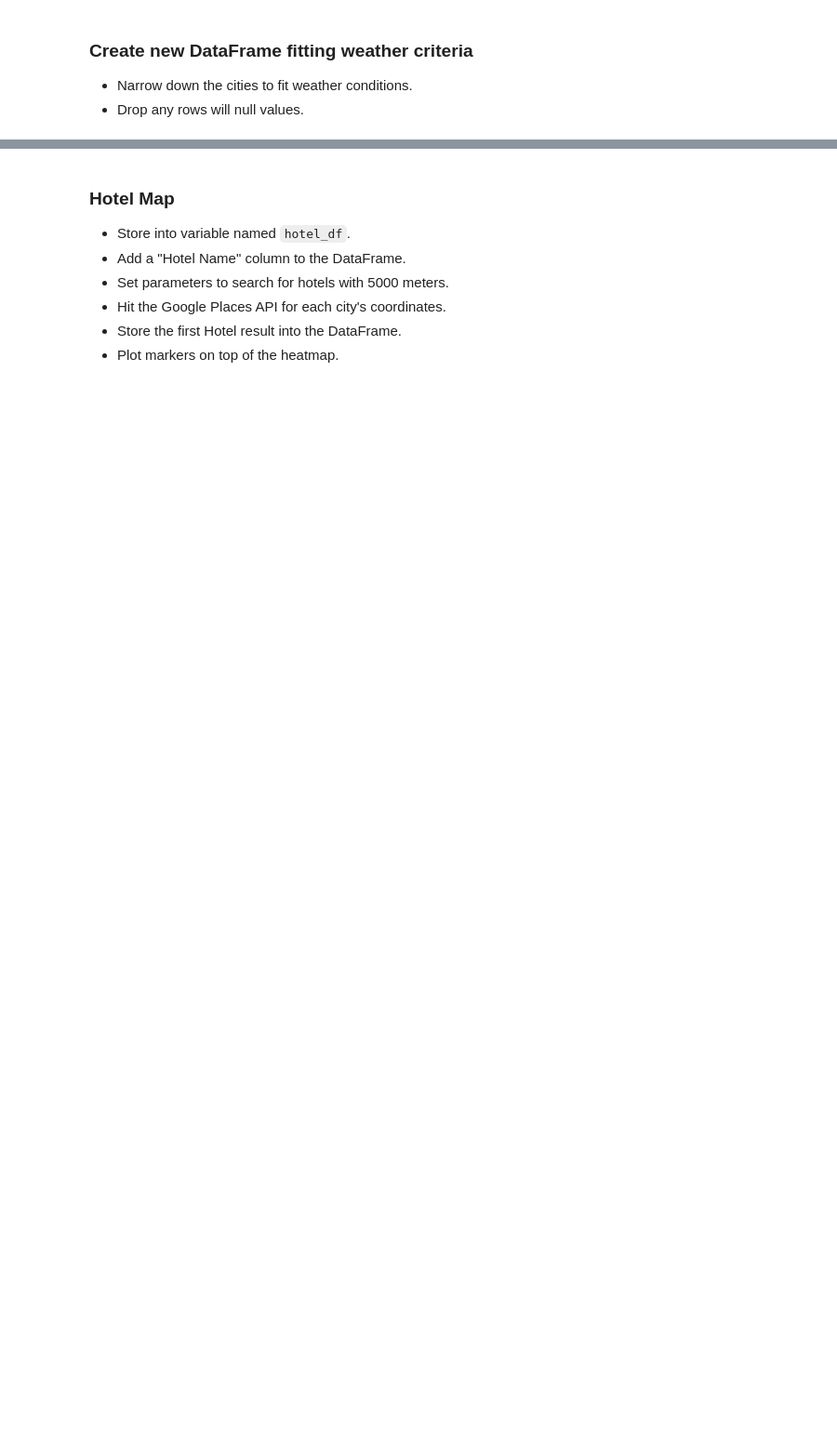
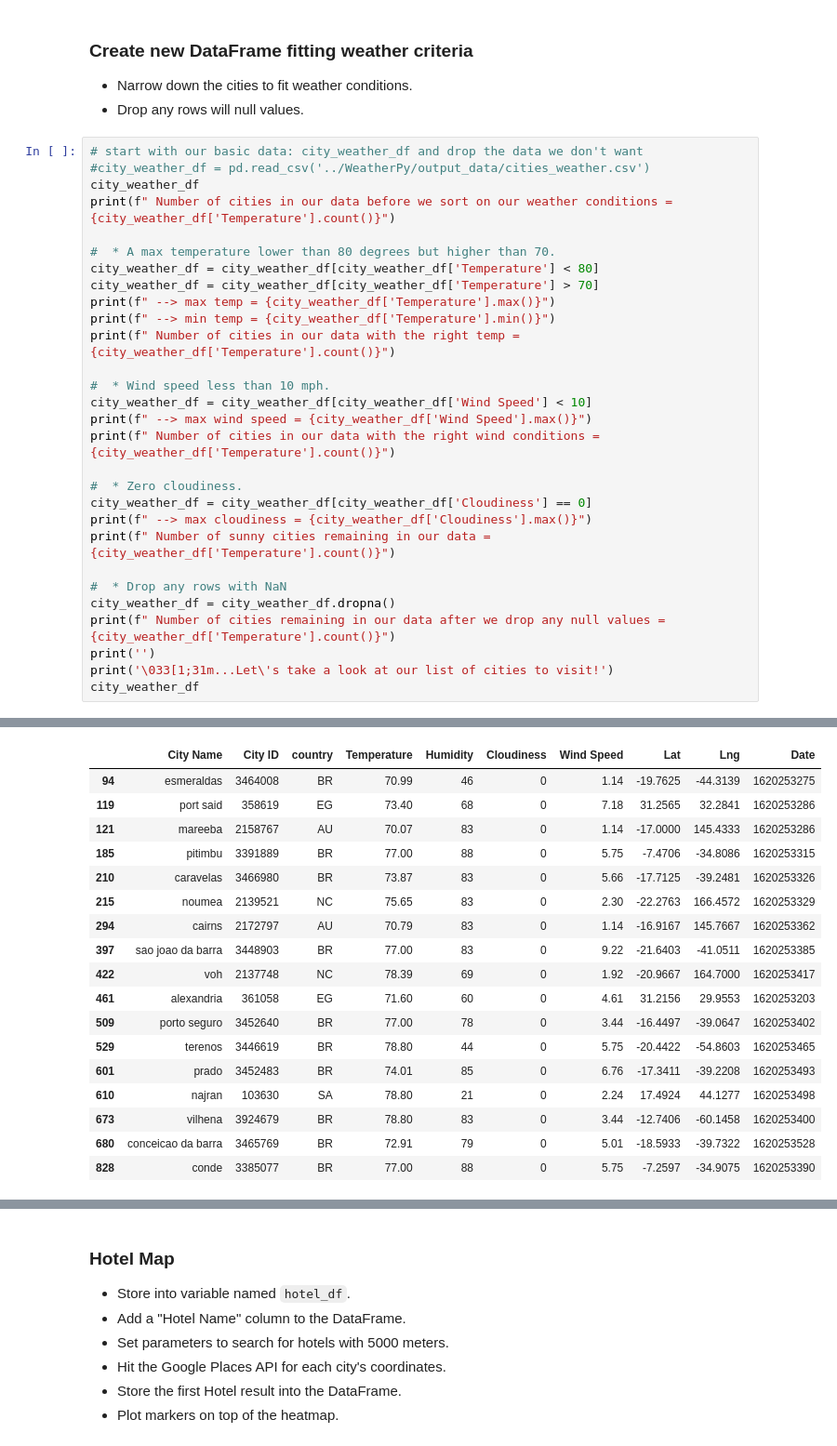
Before and after one commit to stephenbpeters/python-api-challenge, a Jupyter notebook: VacationPy/VacationPy.ipynb, the cells around one changed output, grey strips where cells are left out. Shown: that part at 93% size. Cells and saved outputs as stored; diff of their text form; blank space fills up the shorter version.

```diff
--- a/VacationPy/VacationPy.ipynb
+++ b/VacationPy/VacationPy.ipynb
@@ -40,3 +98,33 @@ if g_key == 'YOUR KEY HERE!':
 ### Create new DataFrame fitting weather criteria
 * Narrow down the cities to fit weather conditions.
 * Drop any rows will null values.
+# %%
+# start with our basic data: city_weather_df and drop the data we don't want
+#city_weather_df = pd.read_csv('../WeatherPy/output_data/cities_weather.csv')
+city_weather_df
+print(f" Number of cities in our data before we sort on our weather conditions = {city_weather_df['Temperature'].count()}")
+
+#  * A max temperature lower than 80 degrees but higher than 70.
+city_weather_df = city_weather_df[city_weather_df['Temperature'] < 80]
+city_weather_df = city_weather_df[city_weather_df['Temperature'] > 70]
+print(f" --> max temp = {city_weather_df['Temperature'].max()}")
+print(f" --> min temp = {city_weather_df['Temperature'].min()}")
+print(f" Number of cities in our data with the right temp = {city_weather_df['Temperature'].count()}")
+
+#  * Wind speed less than 10 mph.
+city_weather_df = city_weather_df[city_weather_df['Wind Speed'] < 10]
+print(f" --> max wind speed = {city_weather_df['Wind Speed'].max()}")
+print(f" Number of cities in our data with the right wind conditions = {city_weather_df['Temperature'].count()}")
+
+#  * Zero cloudiness.
+city_weather_df = city_weather_df[city_weather_df['Cloudiness'] == 0]
+print(f" --> max cloudiness = {city_weather_df['Cloudiness'].max()}")
+print(f" Number of sunny cities remaining in our data = {city_weather_df['Temperature'].count()}")
+
+#  * Drop any rows with NaN
+city_weather_df = city_weather_df.dropna()
+print(f" Number of cities remaining in our data after we drop any null values = {city_weather_df['Temperature'].count()}")
+print('')
+print('\033[1;31m...Let\'s take a look at our list of cities to visit!')
+city_weather_df
+# %% [output]
@@ -42,0 +142,18 @@ if g_key == 'YOUR KEY HERE!':
+|  | City Name | City ID | country | Temperature | Humidity | Cloudiness | Wind Speed | Lat | Lng | Date |
+| 94 | esmeraldas | 3464008 | BR | 70.99 | 46 | 0 | 1.14 | -19.7625 | -44.3139 | 1620253275 |
+| 119 | port said | 358619 | EG | 73.40 | 68 | 0 | 7.18 | 31.2565 | 32.2841 | 1620253286 |
+| 121 | mareeba | 2158767 | AU | 70.07 | 83 | 0 | 1.14 | -17.0000 | 145.4333 | 1620253286 |
+| 185 | pitimbu | 3391889 | BR | 77.00 | 88 | 0 | 5.75 | -7.4706 | -34.8086 | 1620253315 |
+| 210 | caravelas | 3466980 | BR | 73.87 | 83 | 0 | 5.66 | -17.7125 | -39.2481 | 1620253326 |
+| 215 | noumea | 2139521 | NC | 75.65 | 83 | 0 | 2.30 | -22.2763 | 166.4572 | 1620253329 |
+| 294 | cairns | 2172797 | AU | 70.79 | 83 | 0 | 1.14 | -16.9167 | 145.7667 | 1620253362 |
+| 397 | sao joao da barra | 3448903 | BR | 77.00 | 83 | 0 | 9.22 | -21.6403 | -41.0511 | 1620253385 |
+| 422 | voh | 2137748 | NC | 78.39 | 69 | 0 | 1.92 | -20.9667 | 164.7000 | 1620253417 |
+| 461 | alexandria | 361058 | EG | 71.60 | 60 | 0 | 4.61 | 31.2156 | 29.9553 | 1620253203 |
+| 509 | porto seguro | 3452640 | BR | 77.00 | 78 | 0 | 3.44 | -16.4497 | -39.0647 | 1620253402 |
+| 529 | terenos | 3446619 | BR | 78.80 | 44 | 0 | 5.75 | -20.4422 | -54.8603 | 1620253465 |
+| 601 | prado | 3452483 | BR | 74.01 | 85 | 0 | 6.76 | -17.3411 | -39.2208 | 1620253493 |
+| 610 | najran | 103630 | SA | 78.80 | 21 | 0 | 2.24 | 17.4924 | 44.1277 | 1620253498 |
+| 673 | vilhena | 3924679 | BR | 78.80 | 83 | 0 | 3.44 | -12.7406 | -60.1458 | 1620253400 |
+| 680 | conceicao da barra | 3465769 | BR | 72.91 | 79 | 0 | 5.01 | -18.5933 | -39.7322 | 1620253528 |
+| 828 | conde | 3385077 | BR | 77.00 | 88 | 0 | 5.75 | -7.2597 | -34.9075 | 1620253390 |
```
Also changed, not shown: parts of 10 cells of this notebook, 8 other files.
